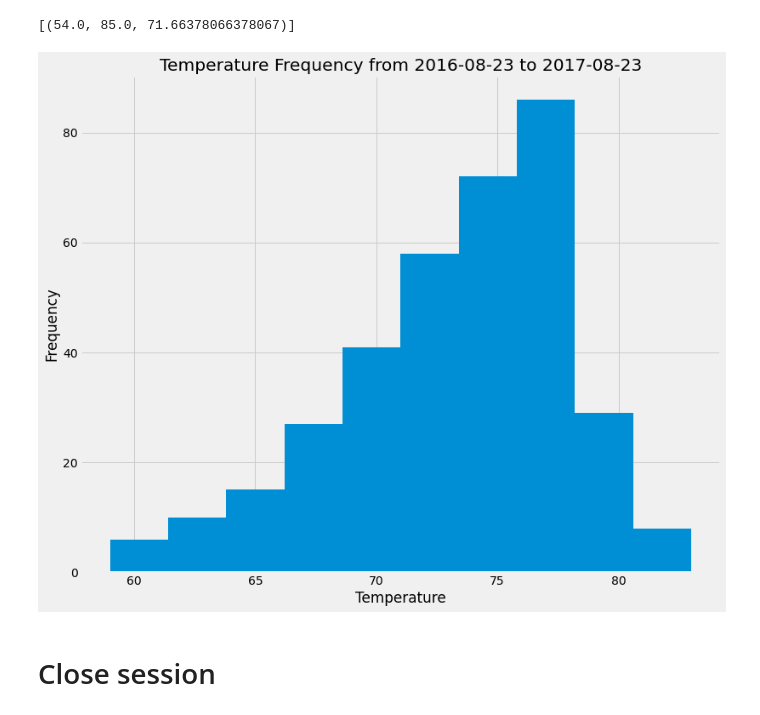
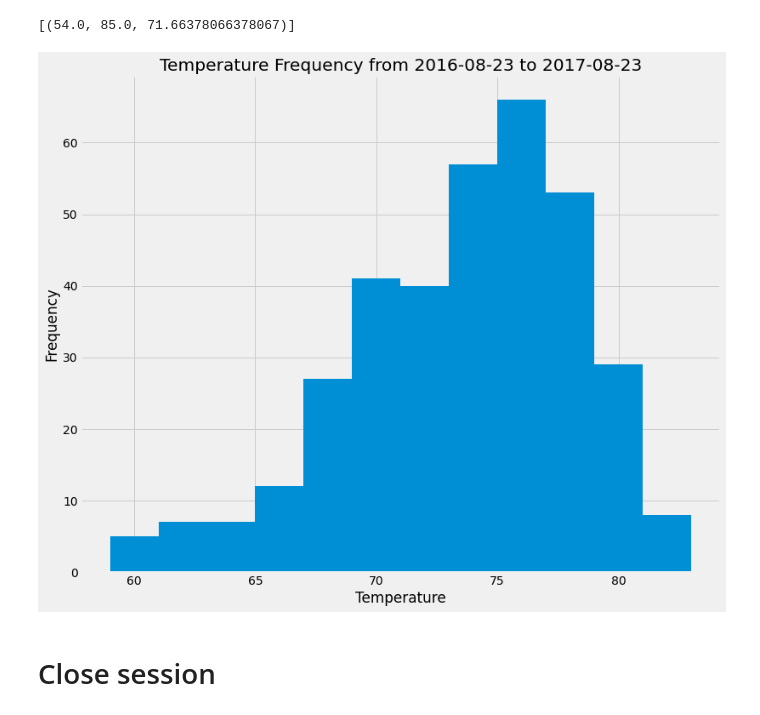
Before and after one commit to nitchon/sqlalchemy-challenge, a Jupyter notebook: climate_starter.ipynb, the cells around one changed output. Saved outputs shown, nothing was run; the diff lists cells and outputs as text; code cells hidden in the pictures.

```diff
--- a/climate_starter.ipynb
+++ b/climate_starter.ipynb
@@ -115,19 +115,19 @@ print(stats)
 # %%
 # Using the most active station id
 # Query the last 12 months of temperature observation data for this station and plot the results as a histogram
 temp_data=session.query(Measurement.date,Measurement.tobs).filter(Measurement.date <= recent_date).\
             filter(Measurement.date >= year_ago).\
             filter(Measurement.station==most_active_station).all()
 temp_rows = [{"Date":data[0],"TOBS":data[1]} for data in temp_data]
 temp_df = pd.DataFrame(temp_rows).set_index("Date").sort_values("Date",ascending=True).dropna(how="any")
 
-temp_df.hist(figsize=(12,10))
+temp_df.hist(figsize=(12,10),bins=12)
 plt.xlabel("Temperature")
 plt.ylabel("Frequency")
 plt.title(f"Temperature Frequency from {year_ago} to {recent_date}")
 plt.show()
 # %% [output]
-[figure, old version]
+[figure, new version]
 # %% [markdown]
 # Close session
 # %%
```
